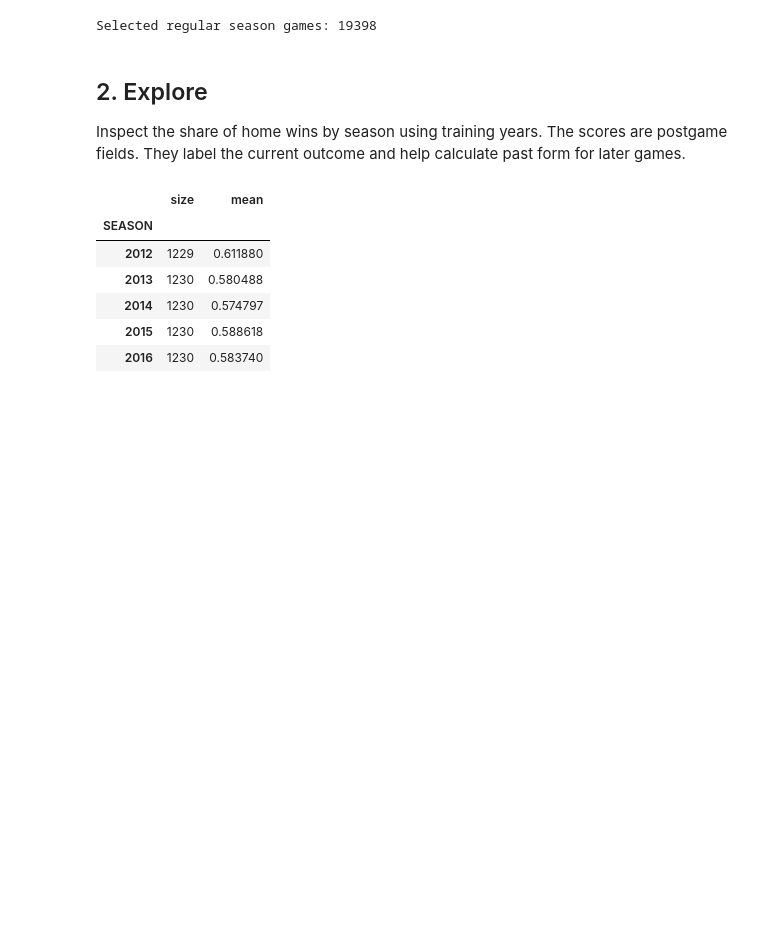
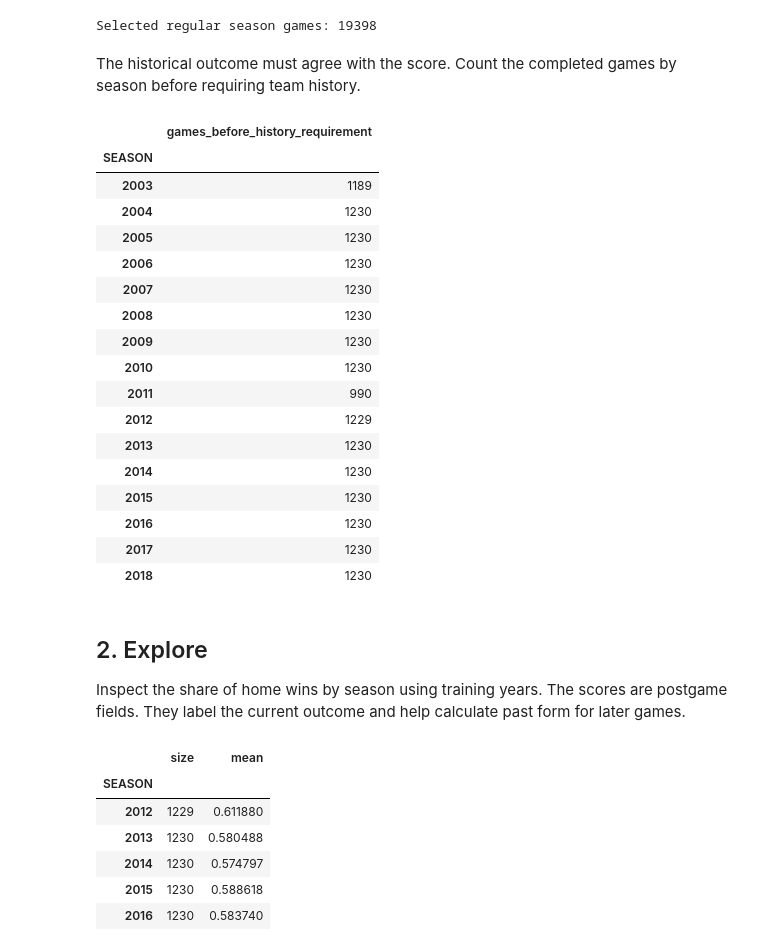
Before and after one commit to isaackimmi/cmpe255-data-mining-process, a Jupyter notebook: semma-nba/notebook.ipynb, the cells around one changed output. Cells and saved outputs as stored; diff of their text form; code cells hidden in the pictures; blank space fills up the shorter version.

```diff
--- a/semma-nba/notebook.ipynb
+++ b/semma-nba/notebook.ipynb
@@ -91,6 +91,31 @@ print("Selected regular season games:", len(games))
 | 3 | 2022-12-21 | 22200467 | 1610612755 | 1610612765 | 113.0 | 93.0 | 1 |
 | 4 | 2022-12-21 | 22200468 | 1610612737 | 1610612741 | 108.0 | 110.0 | 0 |
 Selected regular season games: 19398
+# %% [markdown]
+The historical outcome must agree with the score. Count the completed games by season before requiring team history.
+# %%
+assert games.PTS_home.ne(games.PTS_away).all()
+assert games.HOME_TEAM_WINS.eq(games.PTS_home.gt(games.PTS_away)).all()
+display(games.groupby("SEASON").size().rename("games_before_history_requirement").to_frame())
+# %% [output]
+|  | games_before_history_requirement |
+| SEASON |  |
+| 2003 | 1189 |
+| 2004 | 1230 |
+| 2005 | 1230 |
+| 2006 | 1230 |
+| 2007 | 1230 |
+| 2008 | 1230 |
+| 2009 | 1230 |
+| 2010 | 1230 |
+| 2011 | 990 |
+| 2012 | 1229 |
+| 2013 | 1230 |
+| 2014 | 1230 |
+| 2015 | 1230 |
+| 2016 | 1230 |
+| 2017 | 1230 |
+| 2018 | 1230 |
 # %% [markdown]
 ## 2. Explore
 
```
Also changed, not shown: parts of 4 cells of this notebook, 5 other files.
